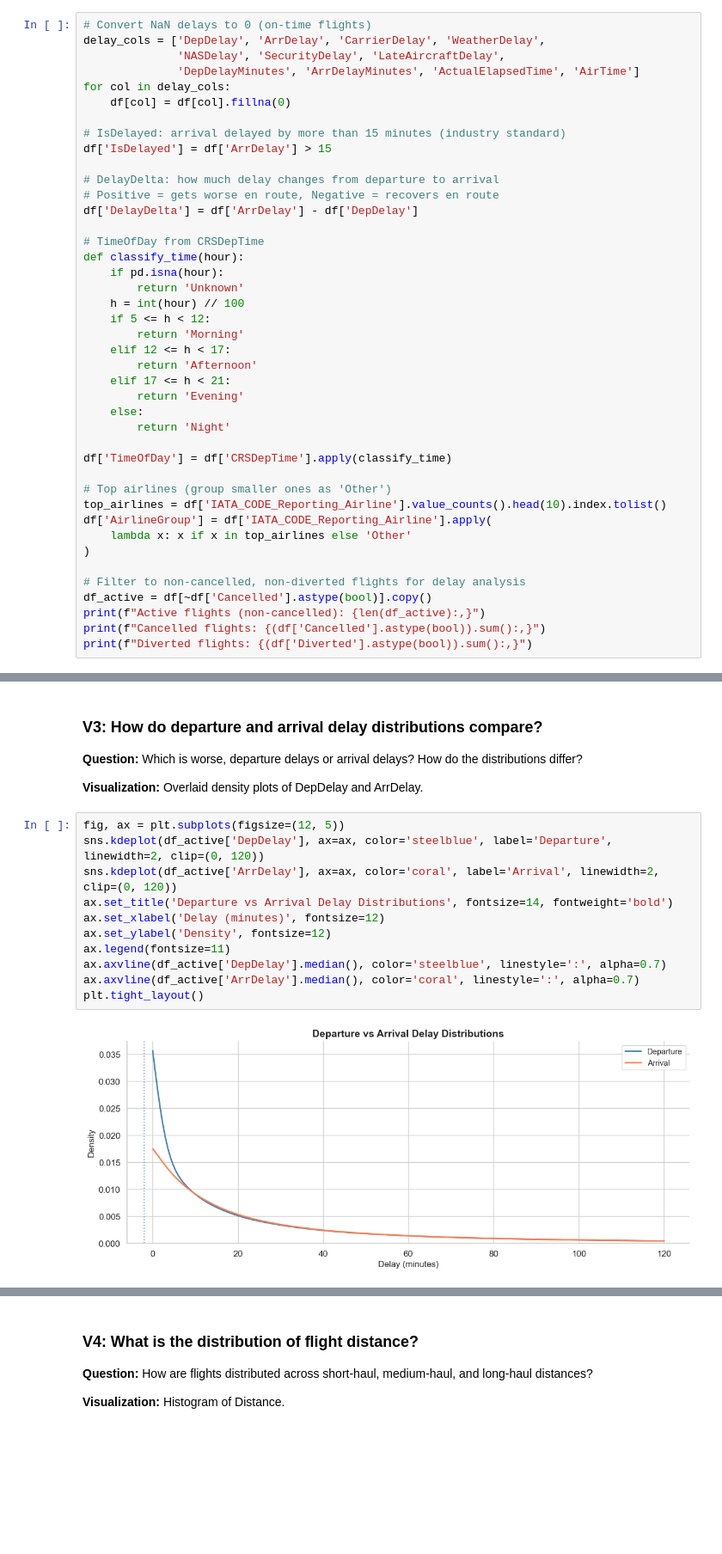
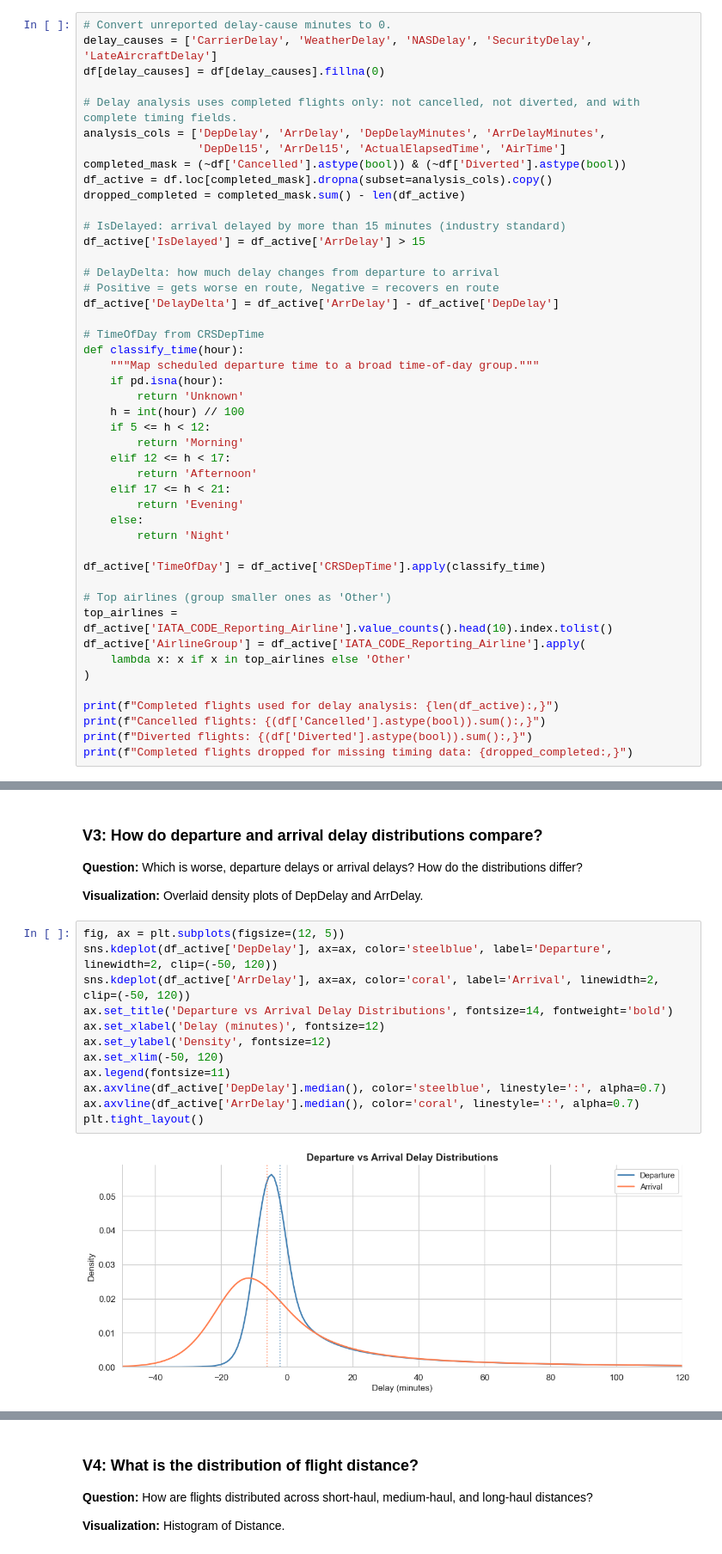
Before and after one commit to luisjfeliu/data-analysis-flight-delays-visuals, a Jupyter notebook: Part_I_exploration.ipynb, the cells around one changed output, grey strips where cells are left out. Shown at 86% size. Drawn from its saved outputs; the diff is of its cells as text; blank space fills up the shorter version.

```diff
--- a/Part_I_exploration.ipynb
+++ b/Part_I_exploration.ipynb
@@ -142,22 +144,27 @@ Features that help explain delay patterns:
 # %% [markdown]
 ### Data cleaning and feature engineering
 # %%
-# Convert NaN delays to 0 (on-time flights)
-delay_cols = ['DepDelay', 'ArrDelay', 'CarrierDelay', 'WeatherDelay',
-              'NASDelay', 'SecurityDelay', 'LateAircraftDelay',
-              'DepDelayMinutes', 'ArrDelayMinutes', 'ActualElapsedTime', 'AirTime']
-for col in delay_cols:
-    df[col] = df[col].fillna(0)
+# Convert unreported delay-cause minutes to 0.
+delay_causes = ['CarrierDelay', 'WeatherDelay', 'NASDelay', 'SecurityDelay', 'LateAircraftDelay']
+df[delay_causes] = df[delay_causes].fillna(0)
+
+# Delay analysis uses completed flights only: not cancelled, not diverted, and with complete timing fields.
+analysis_cols = ['DepDelay', 'ArrDelay', 'DepDelayMinutes', 'ArrDelayMinutes',
+                 'DepDel15', 'ArrDel15', 'ActualElapsedTime', 'AirTime']
+completed_mask = (~df['Cancelled'].astype(bool)) & (~df['Diverted'].astype(bool))
+df_active = df.loc[completed_mask].dropna(subset=analysis_cols).copy()
+dropped_completed = completed_mask.sum() - len(df_active)
 
 # IsDelayed: arrival delayed by more than 15 minutes (industry standard)
-df['IsDelayed'] = df['ArrDelay'] > 15
+df_active['IsDelayed'] = df_active['ArrDelay'] > 15
 
 # DelayDelta: how much delay changes from departure to arrival
 # Positive = gets worse en route, Negative = recovers en route
-df['DelayDelta'] = df['ArrDelay'] - df['DepDelay']
+df_active['DelayDelta'] = df_active['ArrDelay'] - df_active['DepDelay']
 
 # TimeOfDay from CRSDepTime
 def classify_time(hour):
+    """Map scheduled departure time to a broad time-of-day group."""
     if pd.isna(hour):
         return 'Unknown'
     h = int(hour) // 100
@@ -170,17 +177,16 @@ def classify_time(hour):
     else:
         return 'Night'
 
-df['TimeOfDay'] = df['CRSDepTime'].apply(classify_time)
+df_active['TimeOfDay'] = df_active['CRSDepTime'].apply(classify_time)
 
 # Top airlines (group smaller ones as 'Other')
-top_airlines = df['IATA_CODE_Reporting_Airline'].value_counts().head(10).index.tolist()
-df['AirlineGroup'] = df['IATA_CODE_Reporting_Airline'].apply(
+top_airlines = df_active['IATA_CODE_Reporting_Airline'].value_counts().head(10).index.tolist()
+df_active['AirlineGroup'] = df_active['IATA_CODE_Reporting_Airline'].apply(
     lambda x: x if x in top_airlines else 'Other'
 )
 
-# Filter to non-cancelled, non-diverted flights for delay analysis
-df_active = df[~df['Cancelled'].astype(bool)].copy()
-print(f"Active flights (non-cancelled): {len(df_active):,}")
+print(f"Completed flights used for delay analysis: {len(df_active):,}")
 print(f"Cancelled flights: {(df['Cancelled'].astype(bool)).sum():,}")
 print(f"Diverted flights: {(df['Diverted'].astype(bool)).sum():,}")
+print(f"Completed flights dropped for missing timing data: {dropped_completed:,}")
 # %% [output]
@@ -289,14 +296,15 @@ plt.tight_layout()
 **Visualization:** Overlaid density plots of DepDelay and ArrDelay.
 # %%
 fig, ax = plt.subplots(figsize=(12, 5))
-sns.kdeplot(df_active['DepDelay'], ax=ax, color='steelblue', label='Departure', linewidth=2, clip=(0, 120))
-sns.kdeplot(df_active['ArrDelay'], ax=ax, color='coral', label='Arrival', linewidth=2, clip=(0, 120))
+sns.kdeplot(df_active['DepDelay'], ax=ax, color='steelblue', label='Departure', linewidth=2, clip=(-50, 120))
+sns.kdeplot(df_active['ArrDelay'], ax=ax, color='coral', label='Arrival', linewidth=2, clip=(-50, 120))
 ax.set_title('Departure vs Arrival Delay Distributions', fontsize=14, fontweight='bold')
 ax.set_xlabel('Delay (minutes)', fontsize=12)
 ax.set_ylabel('Density', fontsize=12)
+ax.set_xlim(-50, 120)
 ax.legend(fontsize=11)
 ax.axvline(df_active['DepDelay'].median(), color='steelblue', linestyle=':', alpha=0.7)
 ax.axvline(df_active['ArrDelay'].median(), color='coral', linestyle=':', alpha=0.7)
 plt.tight_layout()
 # %% [output]
-[figure, old version]
+[figure, new version]
```
Also changed, not shown: parts of 19 cells of this notebook, 2 other files.
